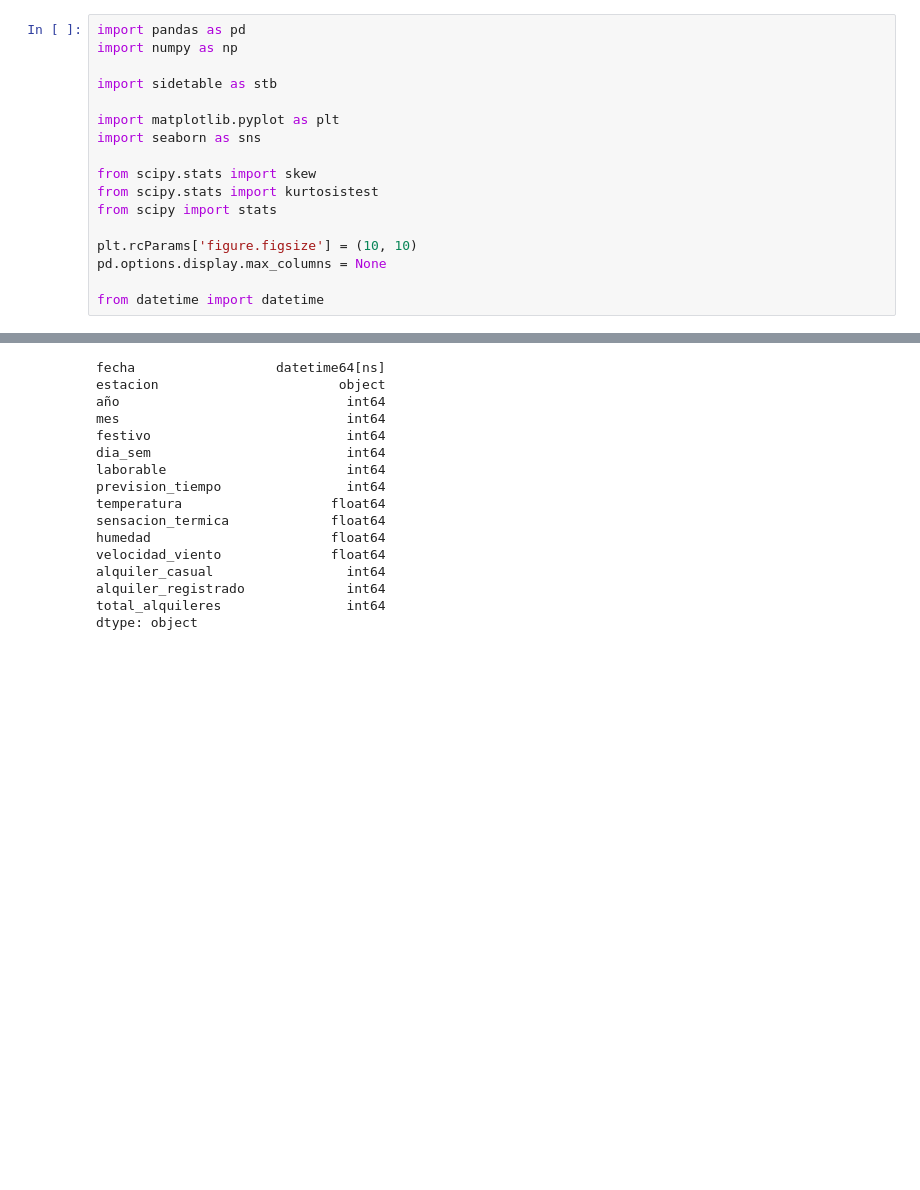
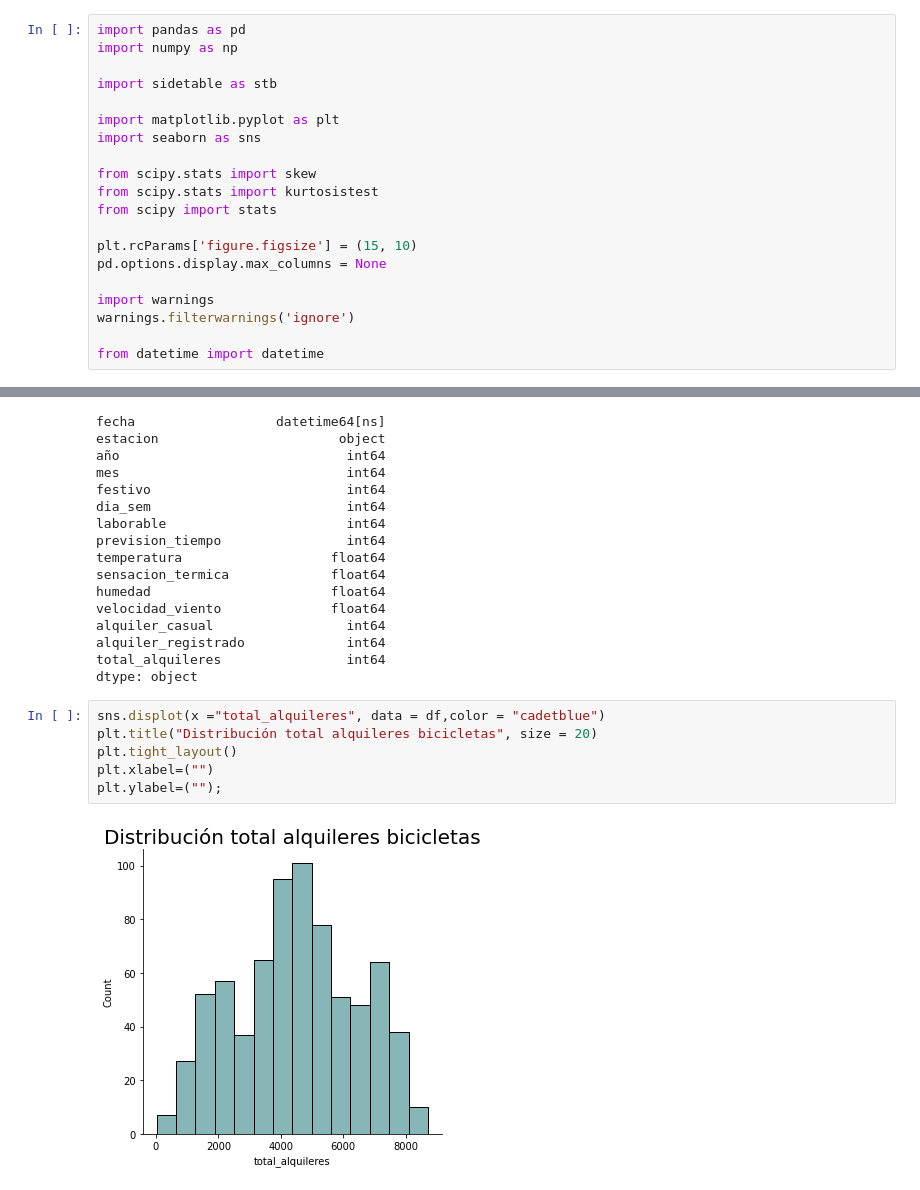
Before and after one commit to LourdesBoj/promoE-modulo3-proyecto-equipo3-Andrea-Catalina-Lourdes-AnaLopez, a Jupyter notebook: EDA.ipynb, the cells around one changed output, grey strips where cells are left out. Saved outputs shown, nothing was run; the diff lists cells and outputs as text; blank space fills up the shorter version.

```diff
--- a/EDA.ipynb
+++ b/EDA.ipynb
@@ -11,9 +11,12 @@ from scipy.stats import skew
 from scipy.stats import kurtosistest
 from scipy import stats
 
-plt.rcParams['figure.figsize'] = (10, 10)
+plt.rcParams['figure.figsize'] = (15, 10)
 pd.options.display.max_columns = None
 
+import warnings
+warnings.filterwarnings('ignore')
+
 from datetime import datetime
 # %%
 df = pd.read_csv("data/bikes.csv", index_col= 0)
@@ -189,3 +196,11 @@ alquiler_casual                 int64
 alquiler_registrado             int64
 total_alquileres                int64
 dtype: object
+# %%
+sns.displot(x ="total_alquileres", data = df,color = "cadetblue")
+plt.title("Distribución total alquileres bicicletas", size = 20)
+plt.tight_layout()
+plt.xlabel=("")
+plt.ylabel=("");
+# %% [output]
+[figure, added]
```
Also changed, not shown: parts of 17 cells of this notebook, 3 other files.
